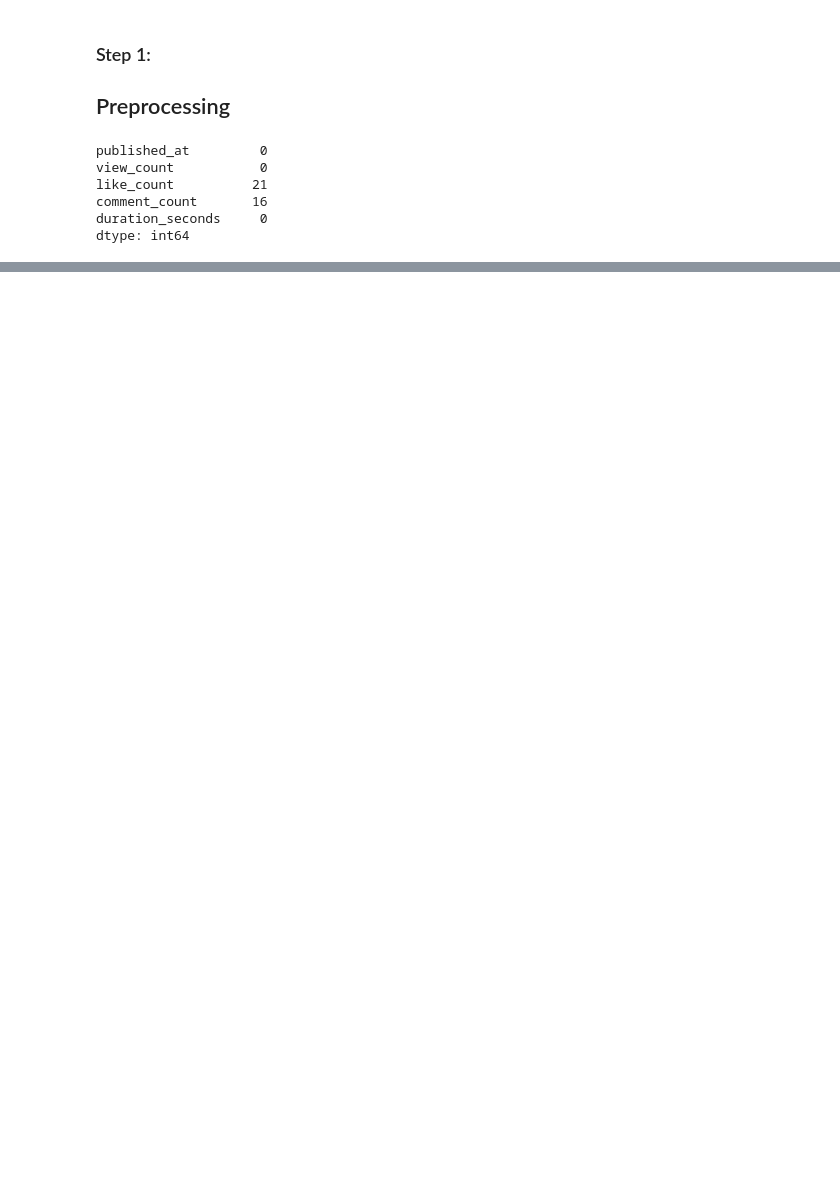
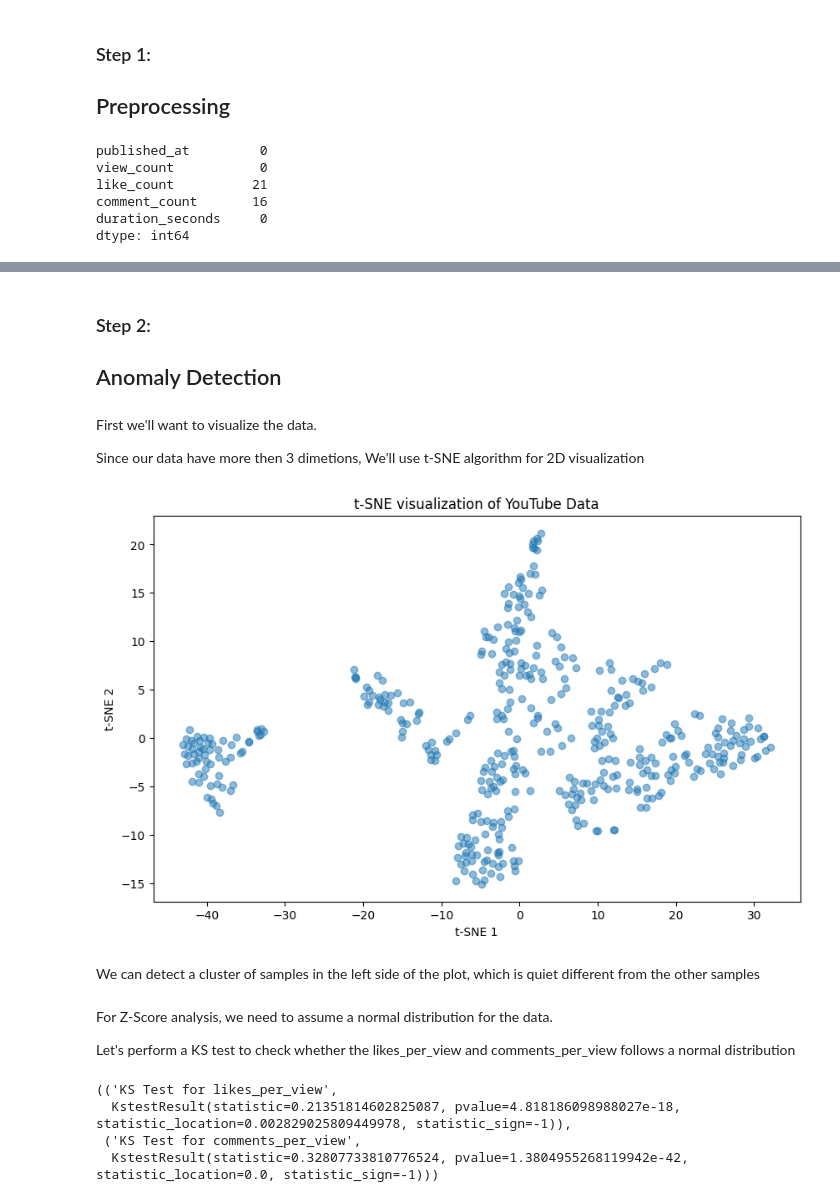
Before and after one commit to idokapel/Advanced-Machine-Learning-Final-Project, a Jupyter notebook: youtube_project.ipynb, the cells around one changed output, grey strips where cells are left out. Drawn from its saved outputs; the diff is of its cells as text; code cells hidden in the pictures; blank space fills up the shorter version.

Commit message:
Added anomaly detection algorithms

```diff
--- a/youtube_project.ipynb
+++ b/youtube_project.ipynb
@@ -105,0 +98,62 @@ youtube_data
+# %% [markdown]
+### Step 2:
+## Anomaly Detection
+# %% [markdown]
+First we'll want to visualize the data.
+
+Since our data have more then 3 dimetions, We'll use t-SNE algorithm for 2D visualization
+# %%
+from sklearn.manifold import TSNE
+from sklearn.preprocessing import StandardScaler
+
+# Calculate the number of days since the first video in the dataset was published
+youtube_data['days_since_published'] = (youtube_data['published_at'] - youtube_data['published_at'].min()).dt.days
+
+# Selecting a subset of relevant numerical features for t-SNE
+features = ['view_count', 'like_count', 'comment_count', 'duration_seconds', 'days_since_published']
+data_subset = youtube_data[features]
+
+# Standardizing the data (necessary for t-SNE)
+scalar = StandardScaler()
+data_subset_scaled = scalar.fit_transform(data_subset)
+
+# Applying t-SNE
+tsne = TSNE(n_components=2, perplexity=30, n_iter=1000, random_state=42)
+tsne_results = tsne.fit_transform(data_subset_scaled)
+
+# Plotting the results of t-SNE
+plt.figure(figsize=(10, 6))
+plt.scatter(tsne_results[:, 0], tsne_results[:, 1], alpha=0.5)
+plt.title('t-SNE visualization of YouTube Data')
+plt.xlabel('t-SNE 1')
+plt.ylabel('t-SNE 2')
+plt.show()
+# %% [output]
+[figure, added]
+# %% [markdown]
+We can detect a cluster of samples in the left side of the plot, which is quiet different from the other samples
+# %% [markdown]
+For Z-Score analysis, we need to assume a normal distribution for the data.
+
+Let's perform a KS test to check whether the likes_per_view and comments_per_view follows a normal distribution
+# %%
+from scipy.stats import kstest, norm
+
+# Calculate mean and standard deviation for like_count and comment_count
+mean_likes, std_likes = norm.fit(youtube_data['likes_per_view'])
+mean_comments, std_comments = norm.fit(youtube_data['comments_per_view'])
+
+# Perform KS Test for normality on likes_per_view and comments_per_view
+ks_test_likes = kstest(youtube_data['likes_per_view'], 'norm', args=(mean_likes, std_likes))
+ks_test_comments = kstest(youtube_data['comments_per_view'], 'norm', args=(mean_comments, std_comments))
+
+# Results
+ks_test_likes_result = ("KS Test for likes_per_view", ks_test_likes)
+ks_test_comments_result = ("KS Test for comments_per_view", ks_test_comments)
+
+ks_test_likes_result, ks_test_comments_result
+# %% [output]
+(('KS Test for likes_per_view',
+  KstestResult(statistic=0.21351814602825087, pvalue=4.818186098988027e-18, statistic_location=0.002829025809449978, statistic_sign=-1)),
+ ('KS Test for comments_per_view',
+  KstestResult(statistic=0.32807733810776524, pvalue=1.3804955268119942e-42, statistic_location=0.0, statistic_sign=-1)))
```
Also changed, not shown: parts of 13 cells of this notebook.
